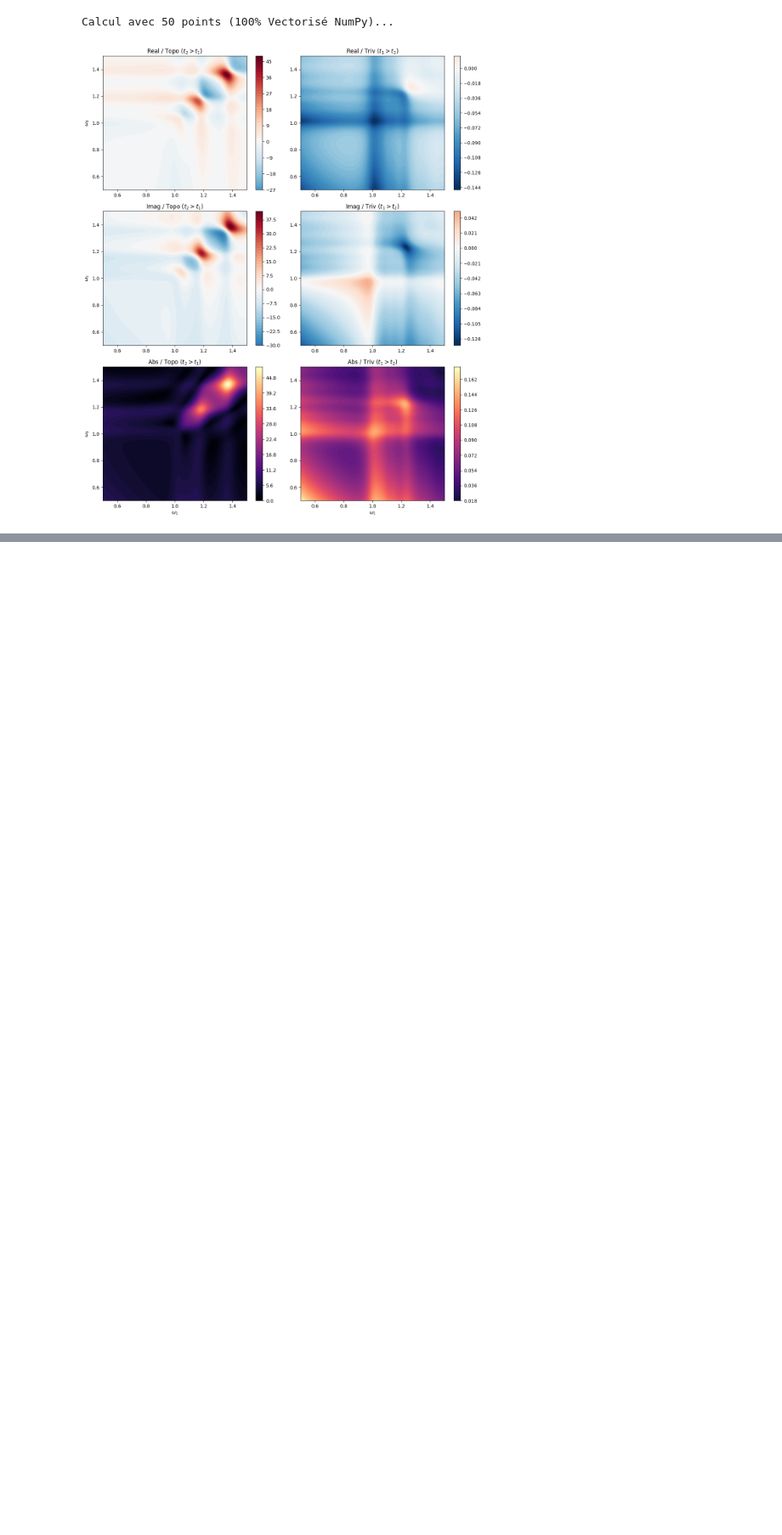
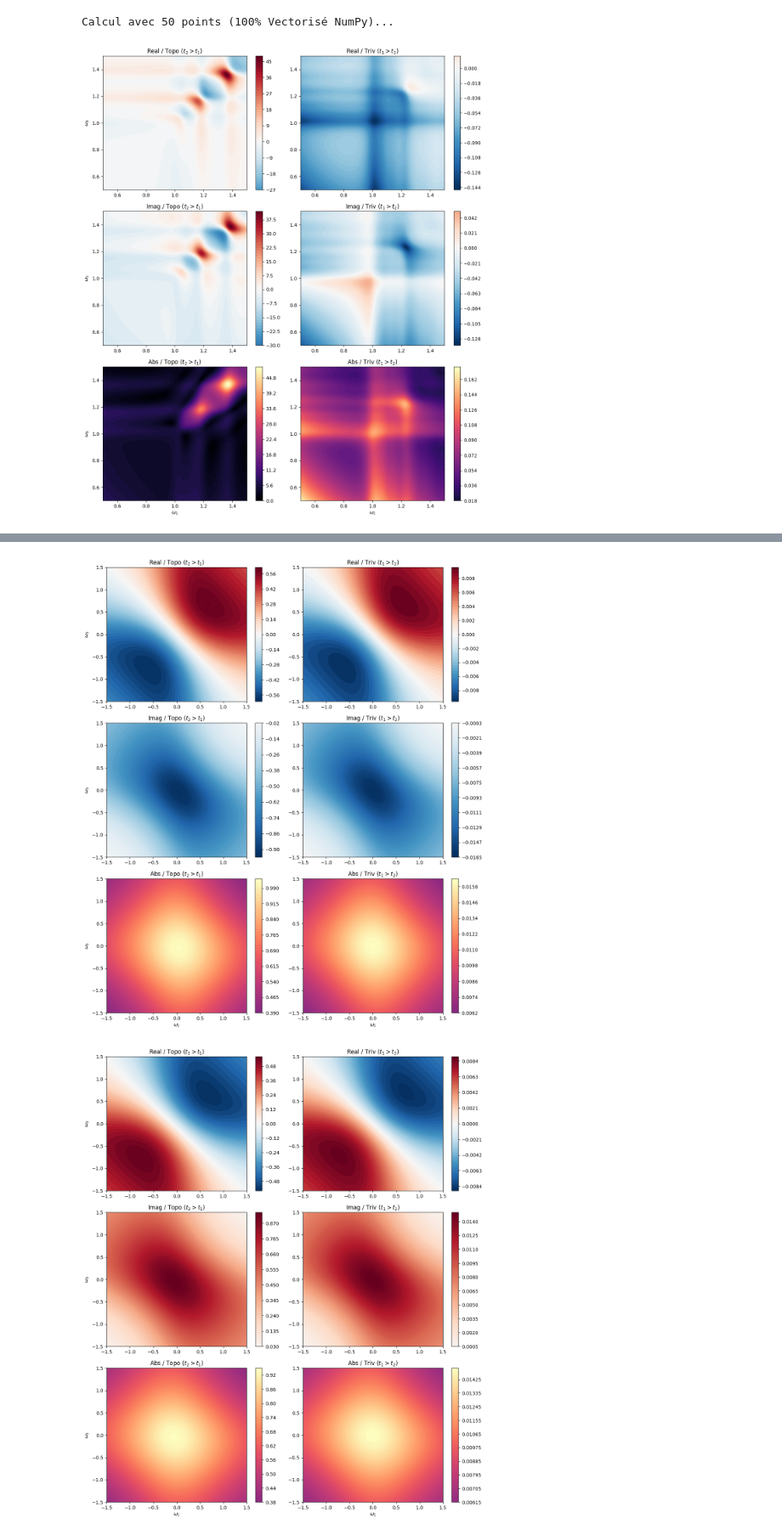
Before and after one commit to SilvaScience/QuDPy, a Jupyter notebook: examples/SSH_model_python_numpy.ipynb, the cells around one changed output, grey strips where cells are left out. Shown at 85% size. Drawn from its saved outputs; the diff is of its cells as text; code cells hidden in the pictures; blank space fills up the shorter version.

```diff
--- a/examples/SSH_model_python_numpy.ipynb
+++ b/examples/SSH_model_python_numpy.ipynb
@@ -245,0 +332,8 @@ plot_spectrum(w_list, S3_topo, S3_triv)
+# %%
+import matplotlib.pyplot as plt
+plot_spectrum(w_list,S3_pure_rephasing_topo,S3_pure_rephasing_triv)
+
+plot_spectrum(w_list,S3_pure_unrephasing_topo,S3_pure_unrephasing_triv)
+# %% [output]
+[figure, added]
+[figure, added]
```
Also changed, not shown: parts of 1 cell of this notebook, 4 other files.
